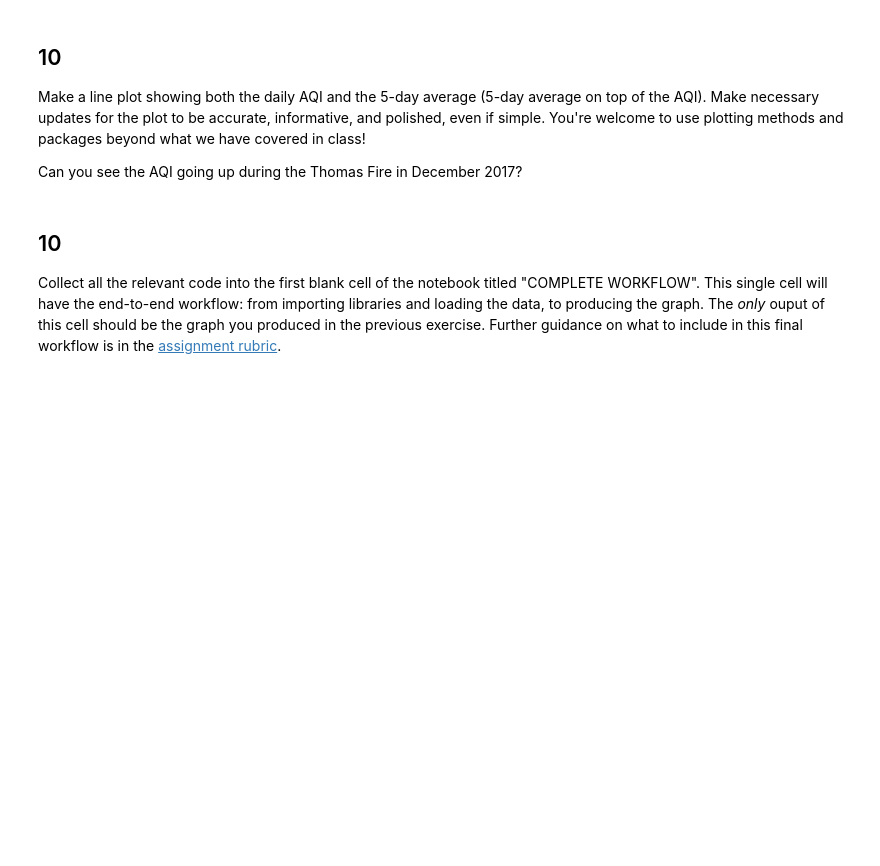
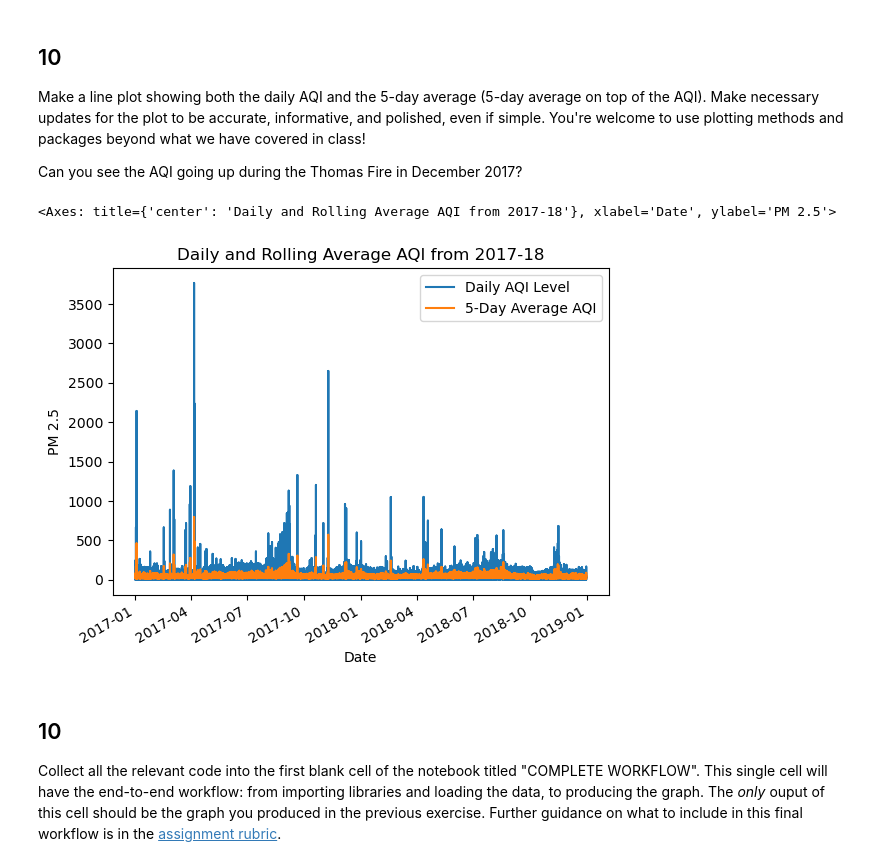
Before and after one commit to imsibaja/eds220-hwk2, a Jupyter notebook: hwk2-task3-aqi.ipynb, the cells around one changed output. Drawn from its saved outputs; the diff is of its cells as text; code cells hidden in the pictures; blank space fills up the shorter version.

```diff
--- a/hwk2-task3-aqi.ipynb
+++ b/hwk2-task3-aqi.ipynb
@@ -206,10 +211,12 @@ date_type = ...
 In the following cell:
 1. Update the date column of `aqi_sb` to be a `pandas.datetime` object.
 2. Update the index of `aqi_sb` to be the `date` column.
-# %%
-aqi_sb.date = ...
-aqi_sb = ...
-aqi_sb
+# %%
+# Update the date column to be pd.datetime object
+aqi_sb.date = pd.to_datetime(aqi_sb.date)
+# Update index to the date column
+aqi_sb = aqi_sb.set_index("date")
+aqi_sb.sort_index(inplace=True)
 # %% [markdown]
 <!-- END QUESTION -->
 
@@ -224,12 +231,14 @@ In the next cell we will calculate an average over a [rolling window](https://pa
 Store your answer in the `rolling_average` variable. You should have two columns in your series, `date` and the averages.
 # %%
 # Calculate AQI rolling average over 5 days
-rolling_average = ...
-rolling_average
+rolling_average = aqi_sb["aqi"].rolling(window=5).mean()
 # %% [markdown]
 ## 9
 
 Without creating any new variables, add the mean of the AQI over a 5-day rolling window as a new column named `five_day_average` to the `aqi_sb` dataframe.
+# %%
+# Add rolling mean to SB dataframe
+aqi_sb["five_day_average"] = rolling_average.values
 # %% [markdown]
 <!-- BEGIN QUESTION -->
 
@@ -237,6 +246,17 @@ Without creating any new variables, add the mean of the AQI over a 5-day rolling
 Make a line plot showing both the daily AQI and the 5-day average (5-day average on top of the AQI). Make necessary updates for the plot to be accurate, informative, and polished, even if simple. You're welcome to use plotting methods and packages beyond what we have covered in class!
 
 Can you see the AQI going up during the Thomas Fire in December 2017?
+# %%
+# Visualize the AQI data
+aqi_sb.plot(kind="line",
+            y=["aqi", "five_day_average"],
+            xlabel="Date",
+            ylabel="PM 2.5",
+            label=["Daily AQI Level", "5-Day Average AQI"],
+            title="Daily and Rolling Average AQI from 2017-18")
+# %% [output]
+<Axes: title={'center': 'Daily and Rolling Average AQI from 2017-18'}, xlabel='Date', ylabel='PM 2.5'>
+[figure, added]
 # %% [markdown]
 ## 10
 
```
Also changed, not shown: parts of 6 cells of this notebook.
